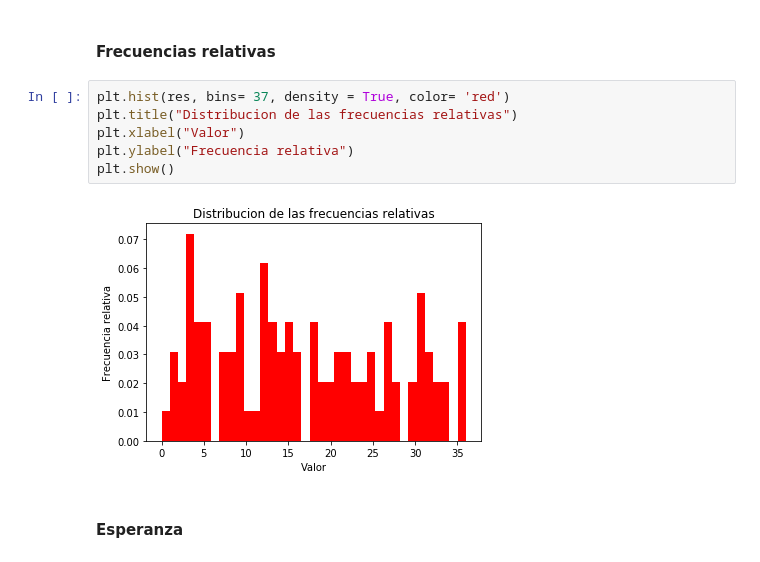
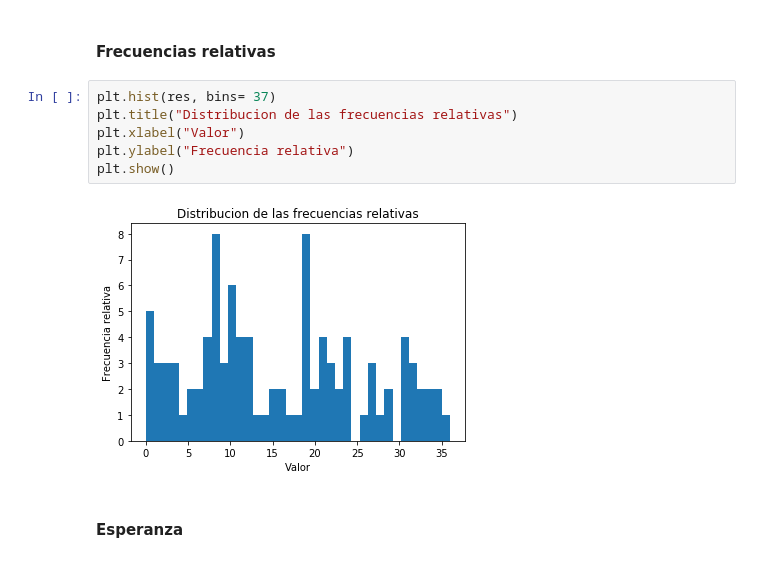
Before and after one commit to alejaz92/facultad, a Jupyter notebook: TP1 - Ruleta.ipynb, the cells around one changed output. Cells and saved outputs as stored; diff of their text form.

```diff
--- a/TP1 - Ruleta.ipynb
+++ b/TP1 - Ruleta.ipynb
@@ -19,13 +19,13 @@ print(std_gen)
 # %% [markdown]
 #### Frecuencias relativas
 # %%
-plt.hist(res, bins= 37, density = True, color= 'red')
+plt.hist(res, bins= 37)
 plt.title("Distribucion de las frecuencias relativas")
 plt.xlabel("Valor")
 plt.ylabel("Frecuencia relativa")
 plt.show()
 # %% [output]
-[figure, old version]
+[figure, new version]
 # %% [markdown]
 #### Esperanza
 # %%
```
Also changed, not shown: parts of 1 cell of this notebook, 1 other file.
